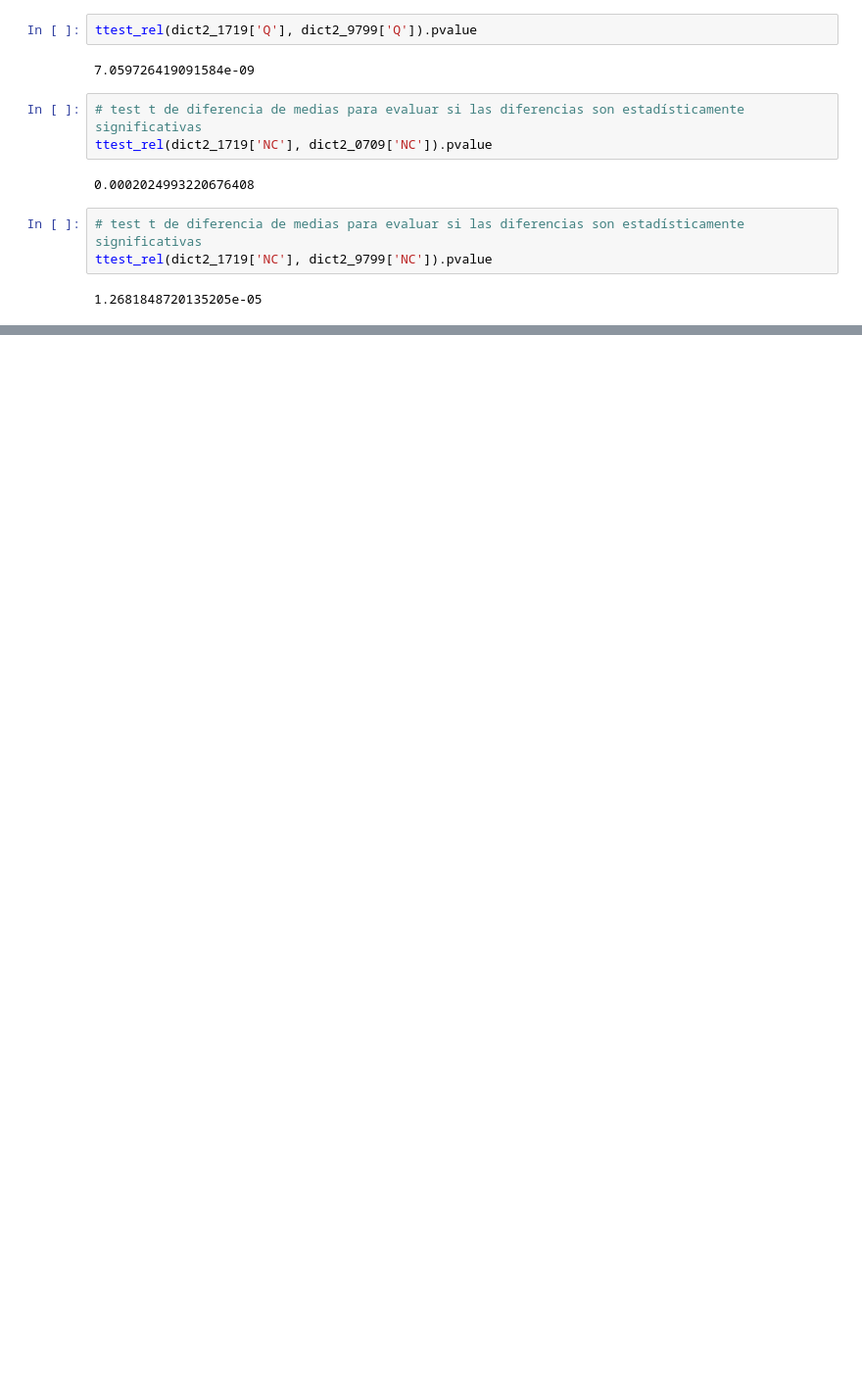
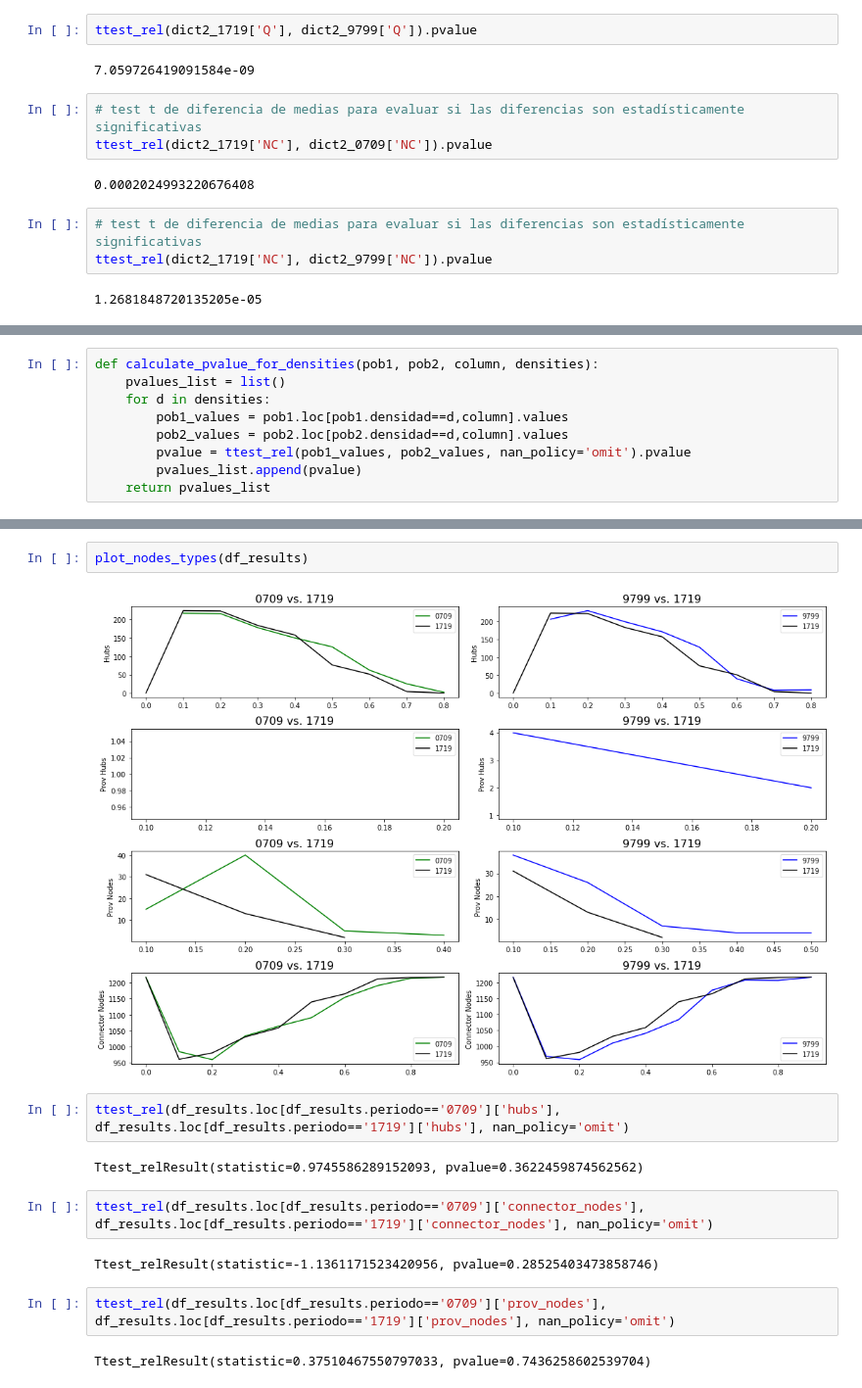
Before and after one commit to sc-perini/product-space, a Jupyter notebook: notebooks/04 - Armado de Grafos df1.ipynb, the cells around one changed output, grey strips where cells are left out. Shown at 98% size. Cells and saved outputs as stored; diff of their text form; blank space fills up the shorter version.

```diff
--- a/notebooks/04 - Armado de Grafos df1.ipynb
+++ b/notebooks/04 - Armado de Grafos df1.ipynb
@@ -1457 +1616,10 @@ calculate_pvalue_for_densities(louv_communities, random_louv_communities, 'Q')
+# %%
+def calculate_pvalue_for_densities(pob1, pob2, column, densities):
+    pvalues_list = list()
+    for d in densities:
+        pob1_values = pob1.loc[pob1.densidad==d,column].values
+        pob2_values = pob2.loc[pob2.densidad==d,column].values
+        pvalue = ttest_rel(pob1_values, pob2_values, nan_policy='omit').pvalue
+        pvalues_list.append(pvalue)
+    return pvalues_list
 # %%
@@ -1797,0 +1759,16 @@ def plot_nodes_types(nodes_types_df, title:str=None,
+# %%
+plot_nodes_types(df_results)
+# %% [output]
+[figure, added]
+# %%
+ttest_rel(df_results.loc[df_results.periodo=='0709']['hubs'], df_results.loc[df_results.periodo=='1719']['hubs'], nan_policy='omit')
+# %% [output]
+Ttest_relResult(statistic=0.9745586289152093, pvalue=0.3622459874562562)
+# %%
+ttest_rel(df_results.loc[df_results.periodo=='0709']['connector_nodes'], df_results.loc[df_results.periodo=='1719']['connector_nodes'], nan_policy='omit')
+# %% [output]
+Ttest_relResult(statistic=-1.1361171523420956, pvalue=0.28525403473858746)
+# %%
+ttest_rel(df_results.loc[df_results.periodo=='0709']['prov_nodes'], df_results.loc[df_results.periodo=='1719']['prov_nodes'], nan_policy='omit')
+# %% [output]
+Ttest_relResult(statistic=0.37510467550797033, pvalue=0.7436258602539704)
```
Also changed, not shown: parts of 50 cells of this notebook, 6 other files.
